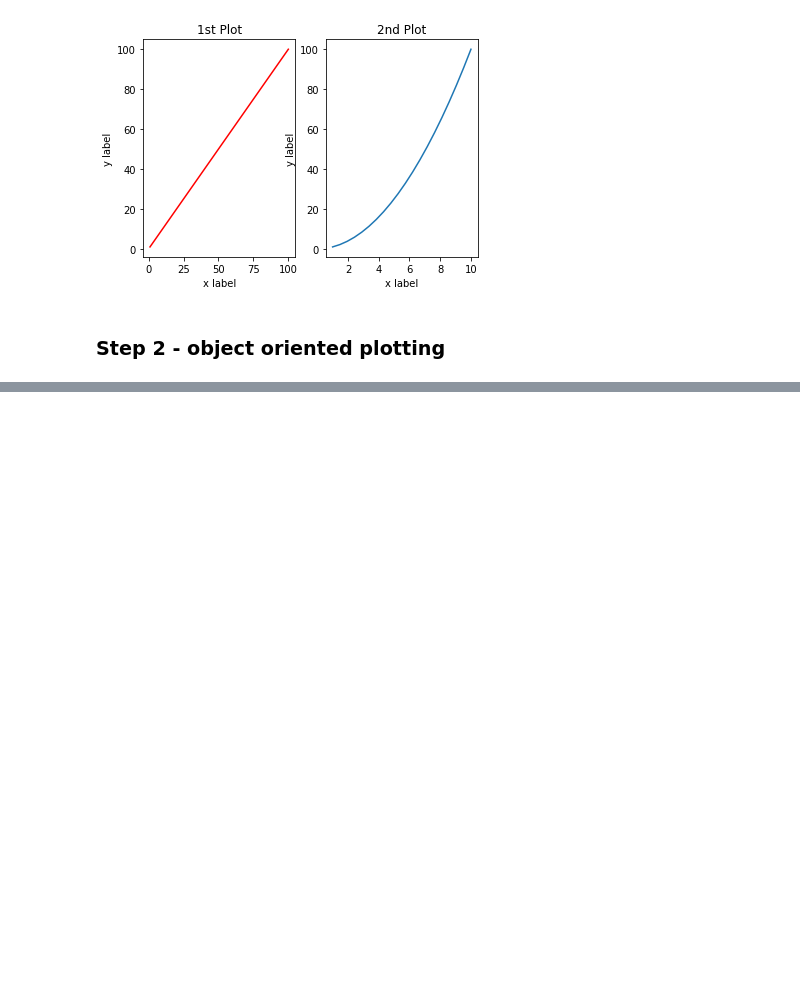
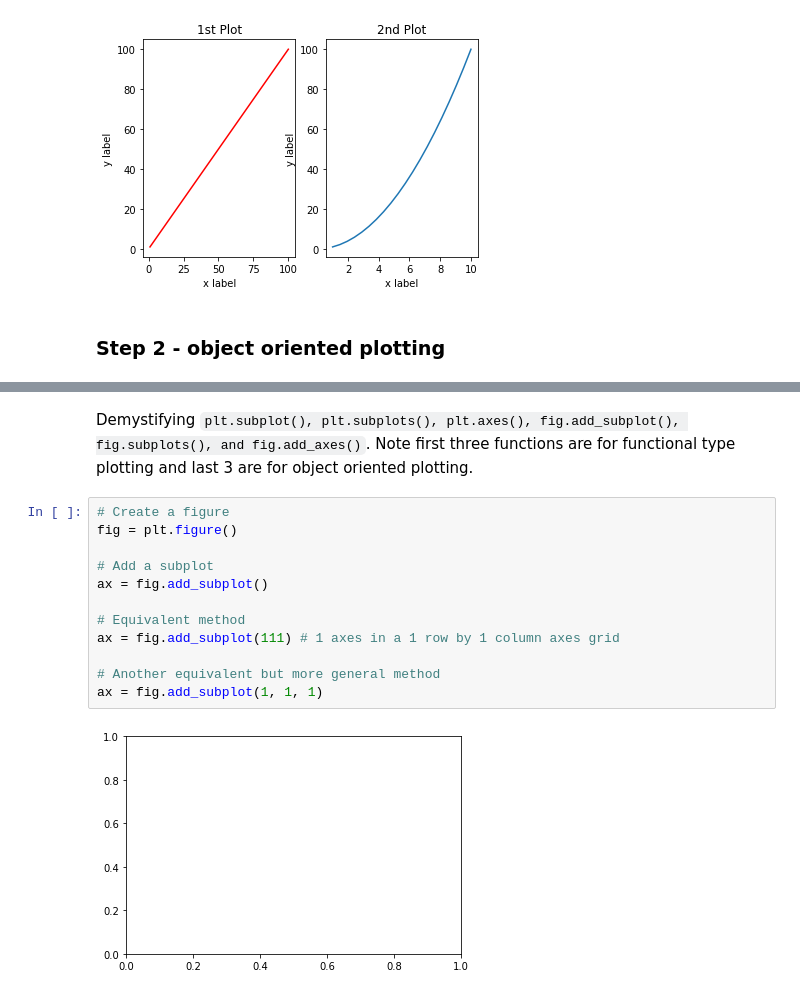
Before and after one commit to soumyakbhattacharyya/all-things-ml, a Jupyter notebook: matplotlib.ipynb, the cells around one changed output, grey strips where cells are left out. Drawn from its saved outputs; the diff is of its cells as text; blank space fills up the shorter version.

```diff
--- a/matplotlib.ipynb
+++ b/matplotlib.ipynb
@@ -65,0 +84,16 @@ Text(0.5, 1.0, '2nd Plot')
+# %% [markdown]
+Demystifying `plt.subplot(), plt.subplots(), plt.axes(), fig.add_subplot(), fig.subplots(), and fig.add_axes()`. Note first three functions are for functional type plotting and last 3 are for object oriented plotting.
+# %%
+# Create a figure
+fig = plt.figure()
+
+# Add a subplot
+ax = fig.add_subplot()
+
+# Equivalent method
+ax = fig.add_subplot(111) # 1 axes in a 1 row by 1 column axes grid
+
+# Another equivalent but more general method
+ax = fig.add_subplot(1, 1, 1)
+# %% [output]
+[figure, added]
```
Also changed, not shown: parts of 21 cells of this notebook, 2 other files.
